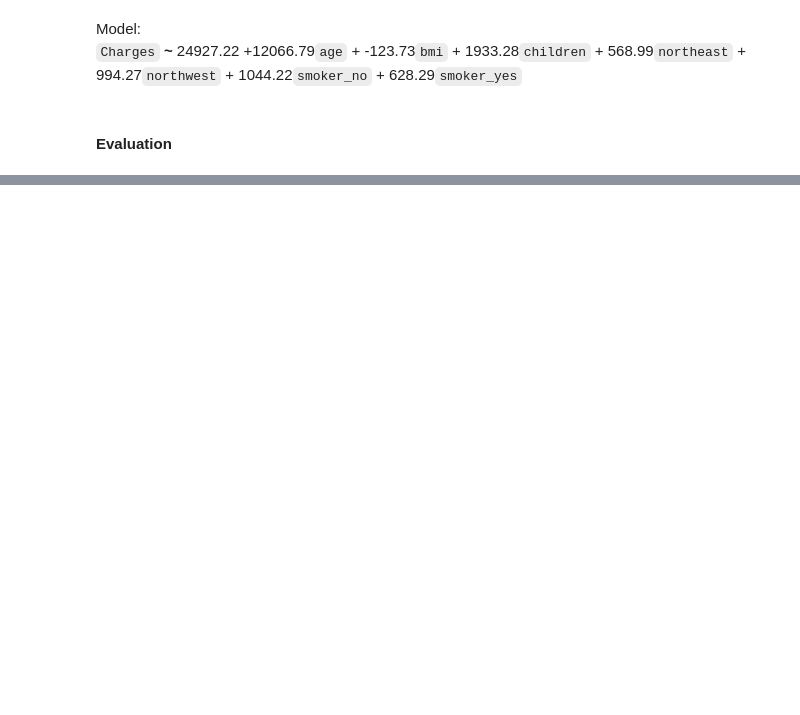
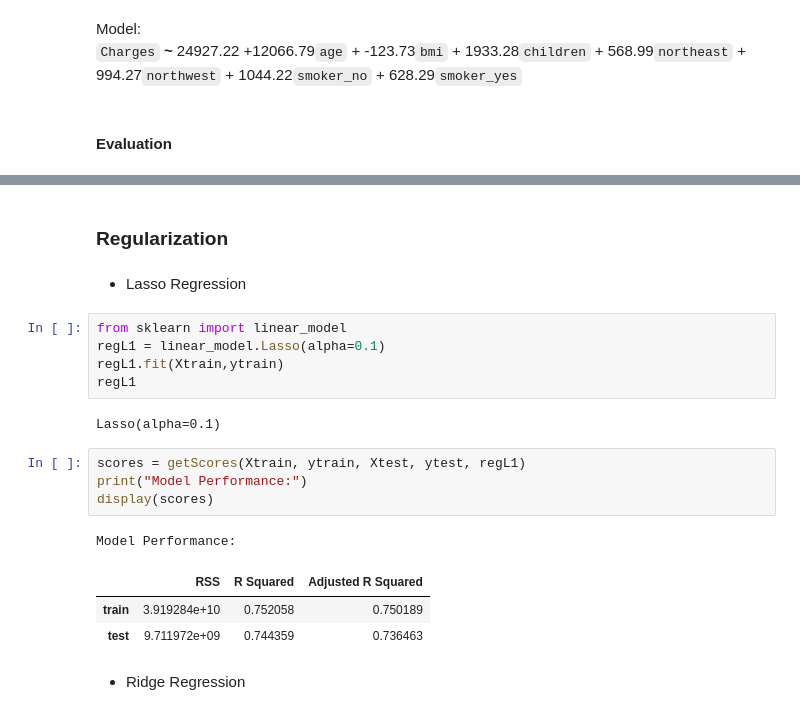
Before and after one commit to akash99-code/Machine-Learning-Class-Tasks, a Jupyter notebook: Assignments/21227-Assignment-I.ipynb, the cells around one changed output, grey strips where cells are left out. Cells and saved outputs as stored; diff of their text form; blank space fills up the shorter version.

```diff
--- a/Assignments/21227-Assignment-I.ipynb
+++ b/Assignments/21227-Assignment-I.ipynb
@@ -544,0 +545,22 @@ Model Performance:
+# %% [markdown]
+### Regularization
+# %% [markdown]
+- Lasso Regression
+# %%
+from sklearn import linear_model
+regL1 = linear_model.Lasso(alpha=0.1)
+regL1.fit(Xtrain,ytrain)
+regL1
+# %% [output]
+Lasso(alpha=0.1)
+# %%
+scores = getScores(Xtrain, ytrain, Xtest, ytest, regL1)
+print("Model Performance:")
+display(scores)
+# %% [output]
+Model Performance:
+|  | RSS | R Squared | Adjusted R Squared |
+| train | 3.919284e+10 | 0.752058 | 0.750189 |
+| test | 9.711972e+09 | 0.744359 | 0.736463 |
+# %% [markdown]
+- Ridge Regression
```
Also changed, not shown: parts of 4 cells of this notebook, 2 other files.
